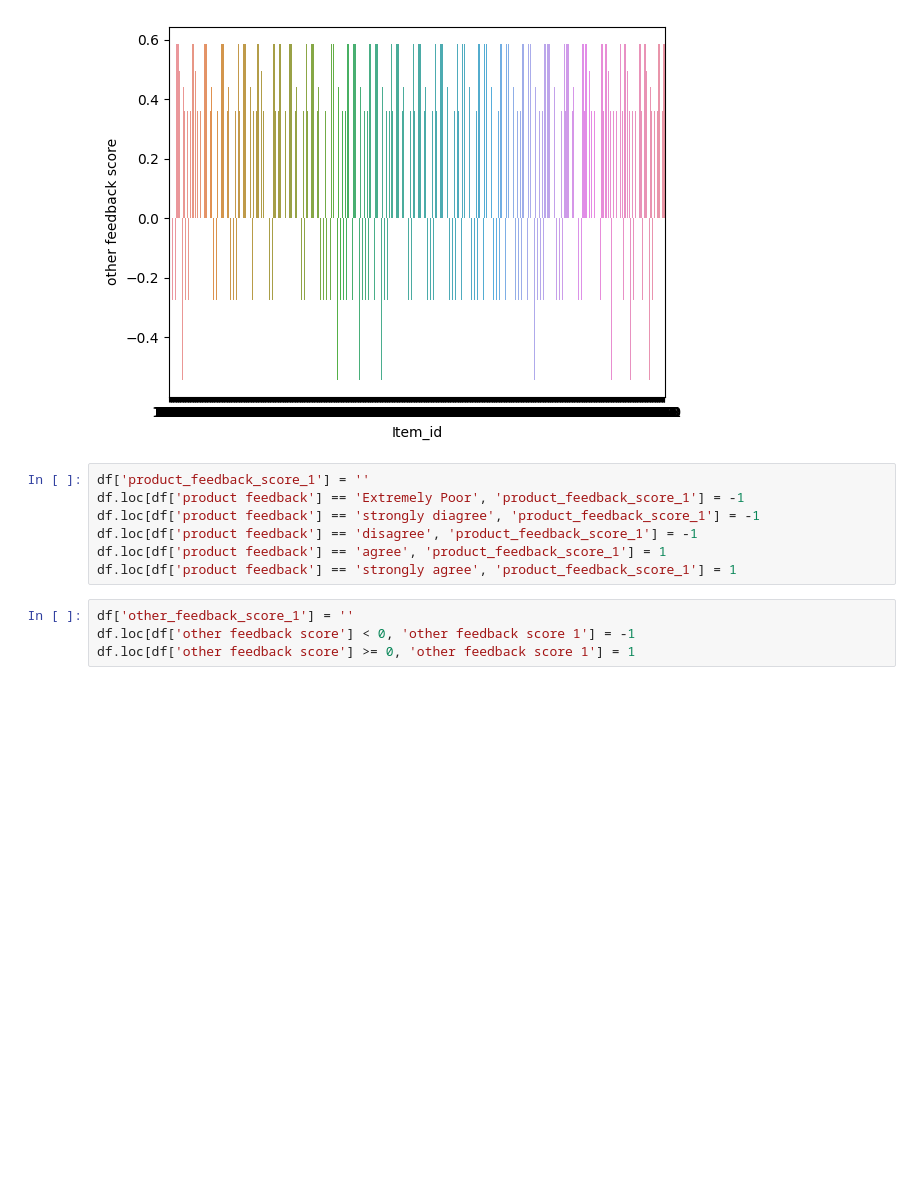
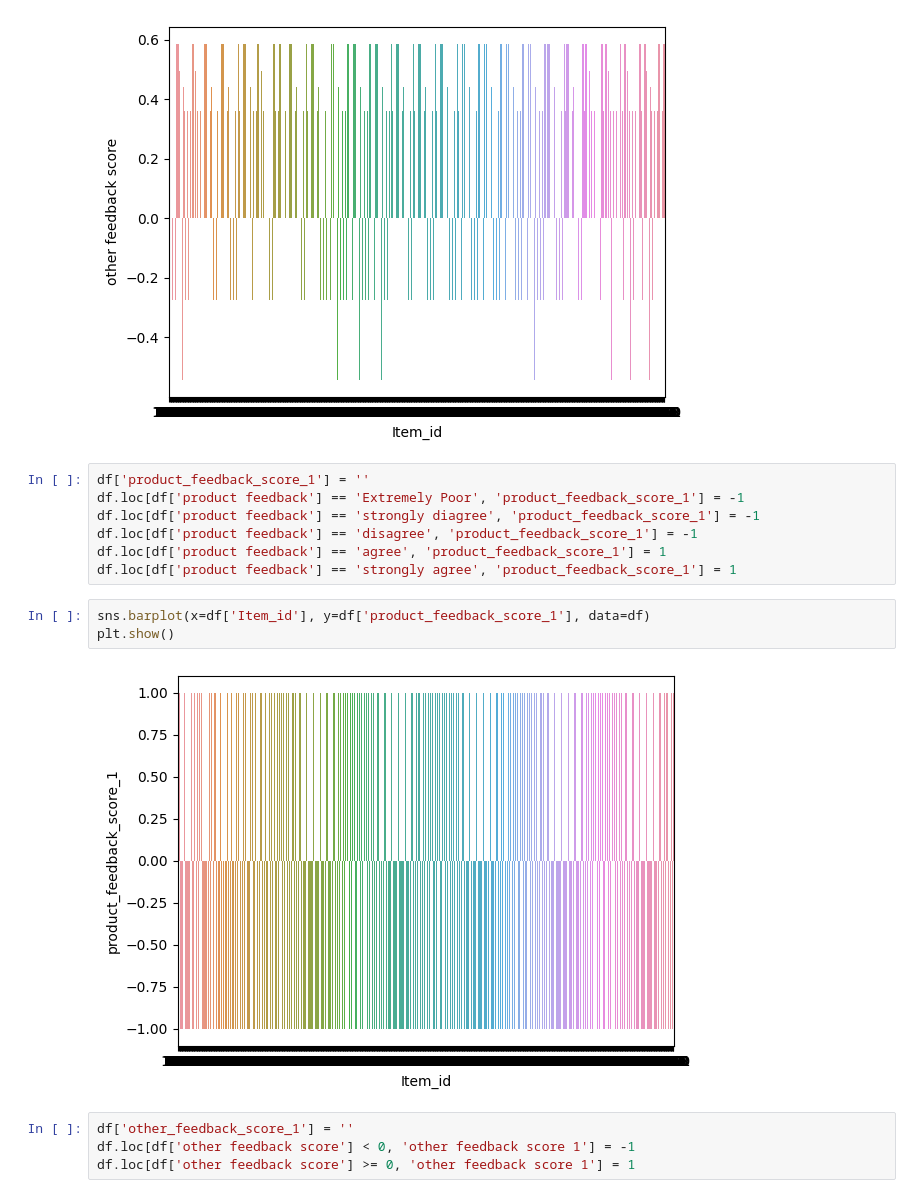
Before and after one commit to derkaiser9423/PythonPracticeProject, a Jupyter notebook: Assigment_1_Session_4_s8091335.ipynb, the cells around one changed output. Cells and saved outputs as stored; diff of their text form; blank space fills up the shorter version.

```diff
--- a/Assigment_1_Session_4_s8091335.ipynb
+++ b/Assigment_1_Session_4_s8091335.ipynb
@@ -173,6 +173,11 @@ df.loc[df['product feedback'] == 'strongly diagree', 'product_feedback_score_1']
 df.loc[df['product feedback'] == 'disagree', 'product_feedback_score_1'] = -1
 df.loc[df['product feedback'] == 'agree', 'product_feedback_score_1'] = 1
 df.loc[df['product feedback'] == 'strongly agree', 'product_feedback_score_1'] = 1
+# %%
+sns.barplot(x=df['Item_id'], y=df['product_feedback_score_1'], data=df)
+plt.show()
+# %% [output]
+[figure, added]
 # %%
 df['other_feedback_score_1'] = ''
 df.loc[df['other feedback score'] < 0, 'other feedback score 1'] = -1
```
Also changed, not shown: parts of 1 cell of this notebook.
